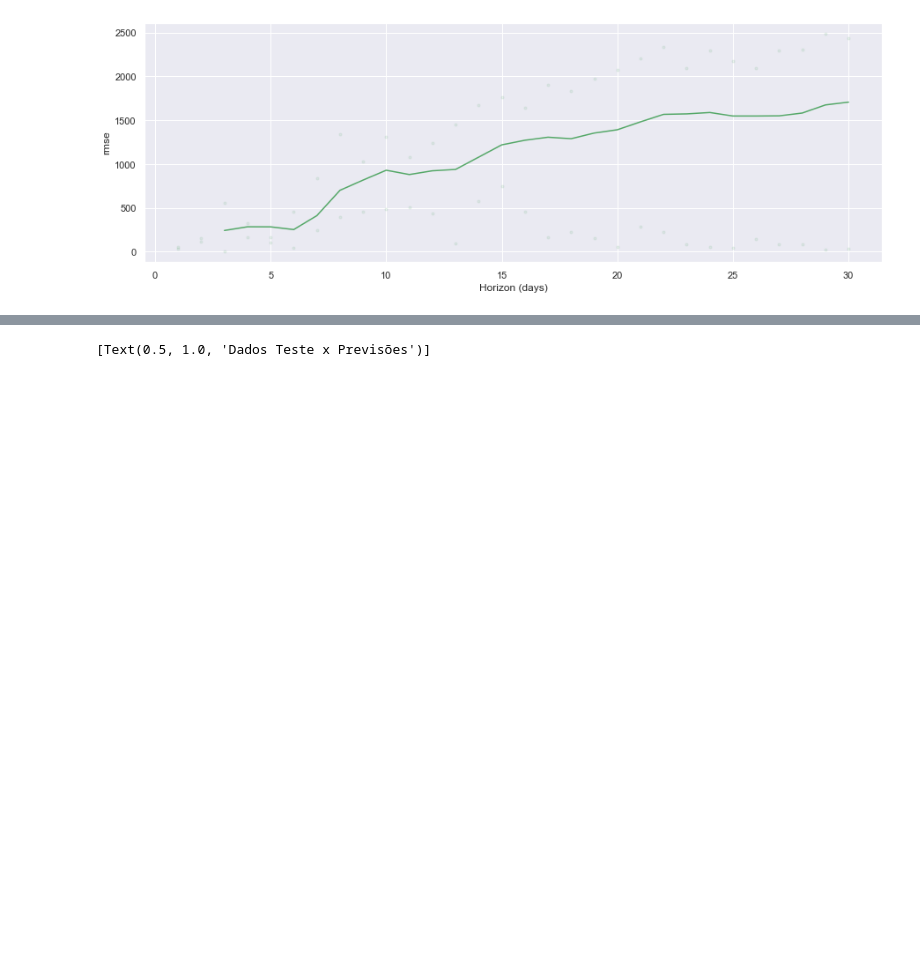
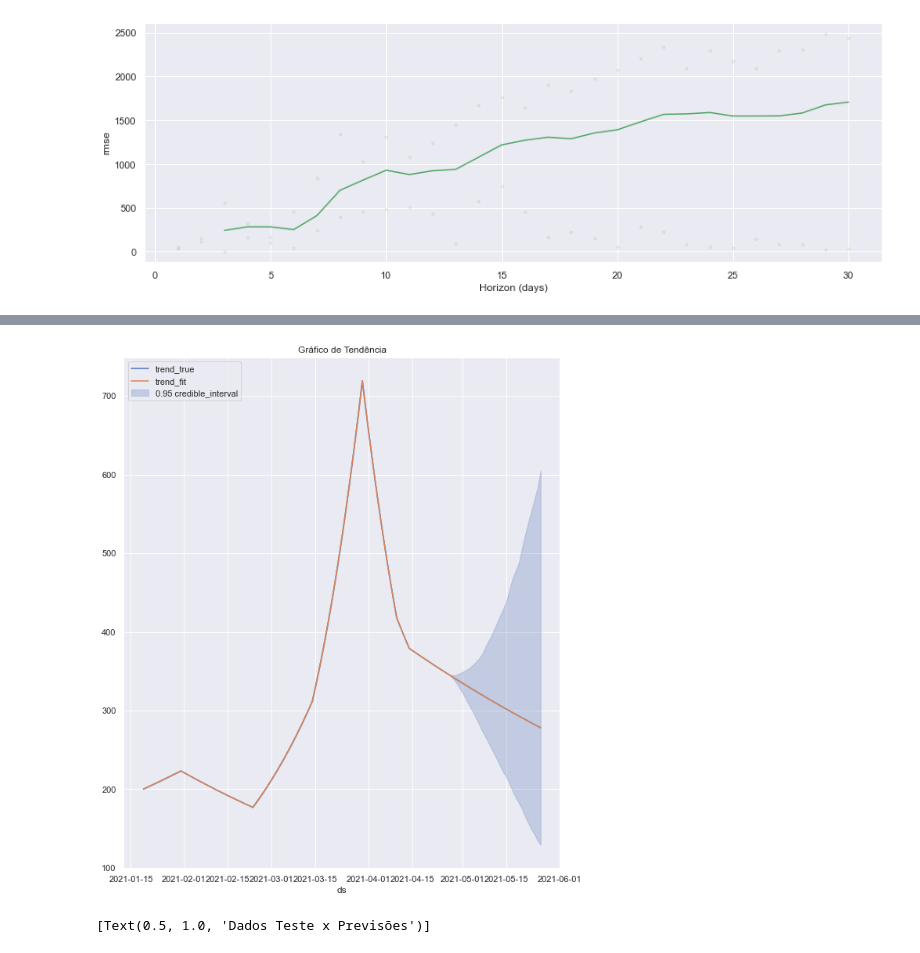
Before and after one commit to nubia-mp1211/Projeto-Final, a Jupyter notebook: ATUAL -Tratando-Vacinados e Previsoes.ipynb, the cells around one changed output, grey strips where cells are left out. Saved outputs shown, nothing was run; the diff lists cells and outputs as text; code cells hidden in the pictures; blank space fills up the shorter version.

```diff
--- a/ATUAL -Tratando-Vacinados e Previsoes.ipynb
+++ b/ATUAL -Tratando-Vacinados e Previsoes.ipynb
@@ -968,3 +966,22 @@ ax.set(title='Variáveis Dependentes', ylabel='');
+# %%
+fig, ax = plt.subplots(figsize =(10,12))
+
+sns.lineplot(x='ds', y ='trend', data = forecast4, label='trend_true', ax=ax)
+
+ax.fill_between(
+    x = forecast4['ds'],
+    y1 = forecast4['trend_lower'],
+    y2 = forecast4['trend_upper'],
+    color='b',
+    alpha=0.25,
+    label=r'0.95 credible_interval'
+)
+
+sns.lineplot(x ='ds', y ='trend', data = forecast4, label ='trend_fit', ax=ax)
+ax.legend(loc='upper left')
+ax.set(title='Gráfico de Tendência', ylabel='');
+# %% [output]
+[figure, added]
 # %%
 fig, ax = plt.subplots(figsize=(10,12))
 
```
Also changed, not shown: parts of 24 cells of this notebook.
